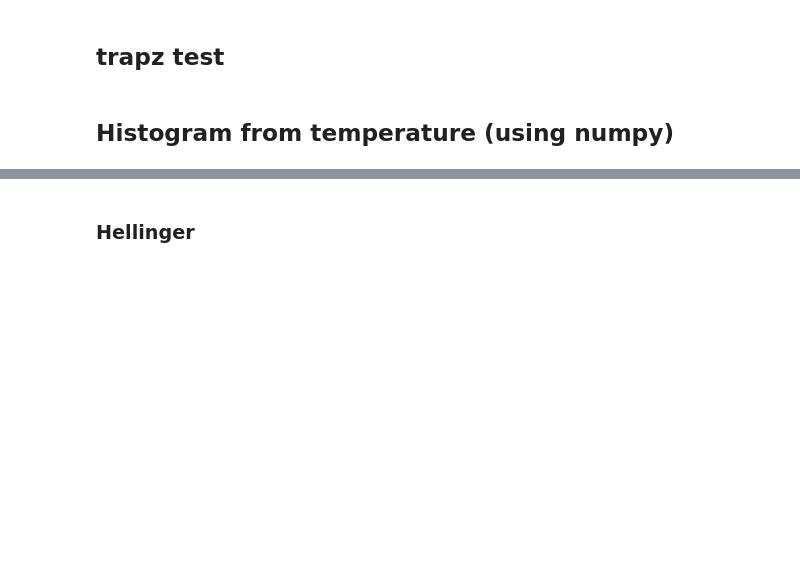
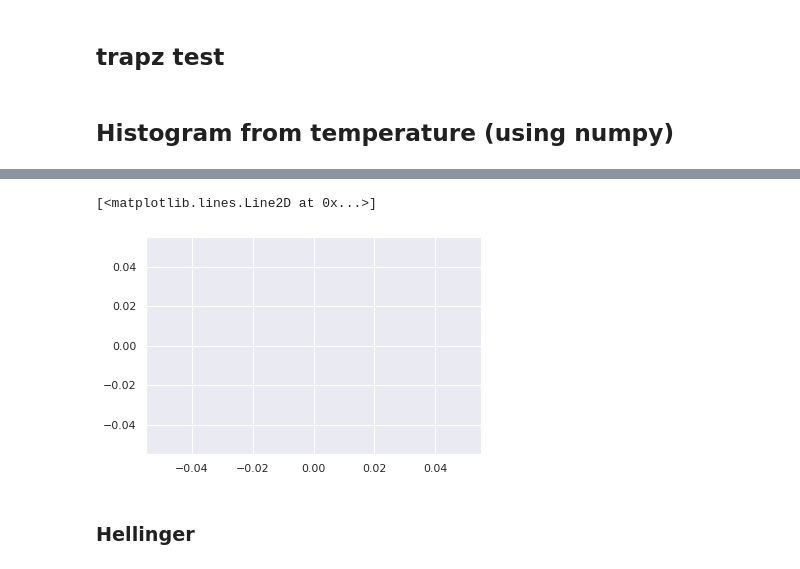
Before and after one commit to LeoMicollet/Downscaling_CM, a Jupyter notebook: dev/Metrics.ipynb, the cells around one changed output, grey strips where cells are left out. Cells and saved outputs as stored; diff of their text form; code cells hidden in the pictures; blank space fills up the shorter version.

```diff
--- a/dev/Metrics.ipynb
+++ b/dev/Metrics.ipynb
@@ -388,0 +543,2 @@ plt.plot(bins[1:], hist2)
+# %%
+flat_day = day_2km.T_2M.values.flatten()
@@ -388,0 +553,6 @@ plt.plot(bins[1:], hist2)
+# %%
+def count_list(liste):
+    val, count = np.unique(liste, return_counts = True)
+    return val, count
+# %%
+val, count = count_list(flat_day)
@@ -389,3 +563,8 @@ plt.plot(bins[1:], hist2)
+# %%
+plt.plot(val[0:13:-1], count[0:13:-1])
+# %% [output]
+[<matplotlib.lines.Line2D at 0x...>]
+[figure, added]
 # %% [markdown]
 ### Hellinger
 # %%
```
Also changed, not shown: parts of 72 cells of this notebook, 4 other files.
